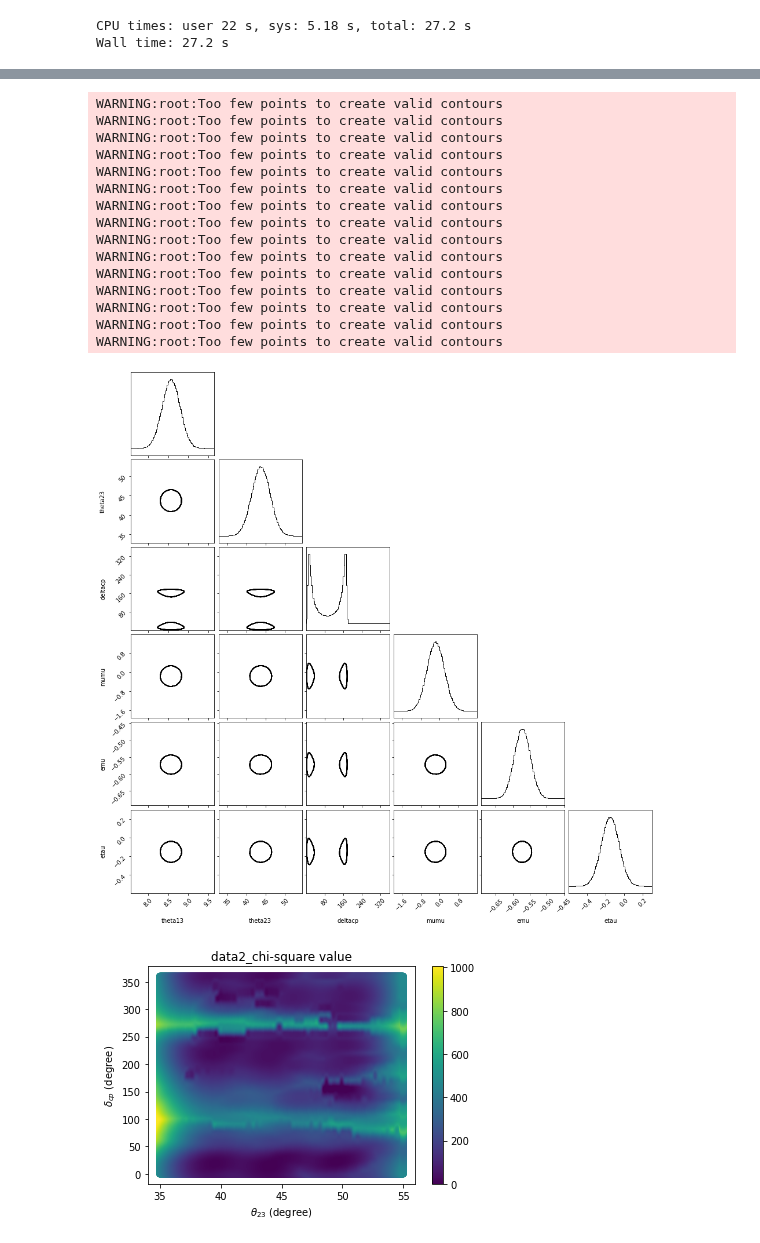
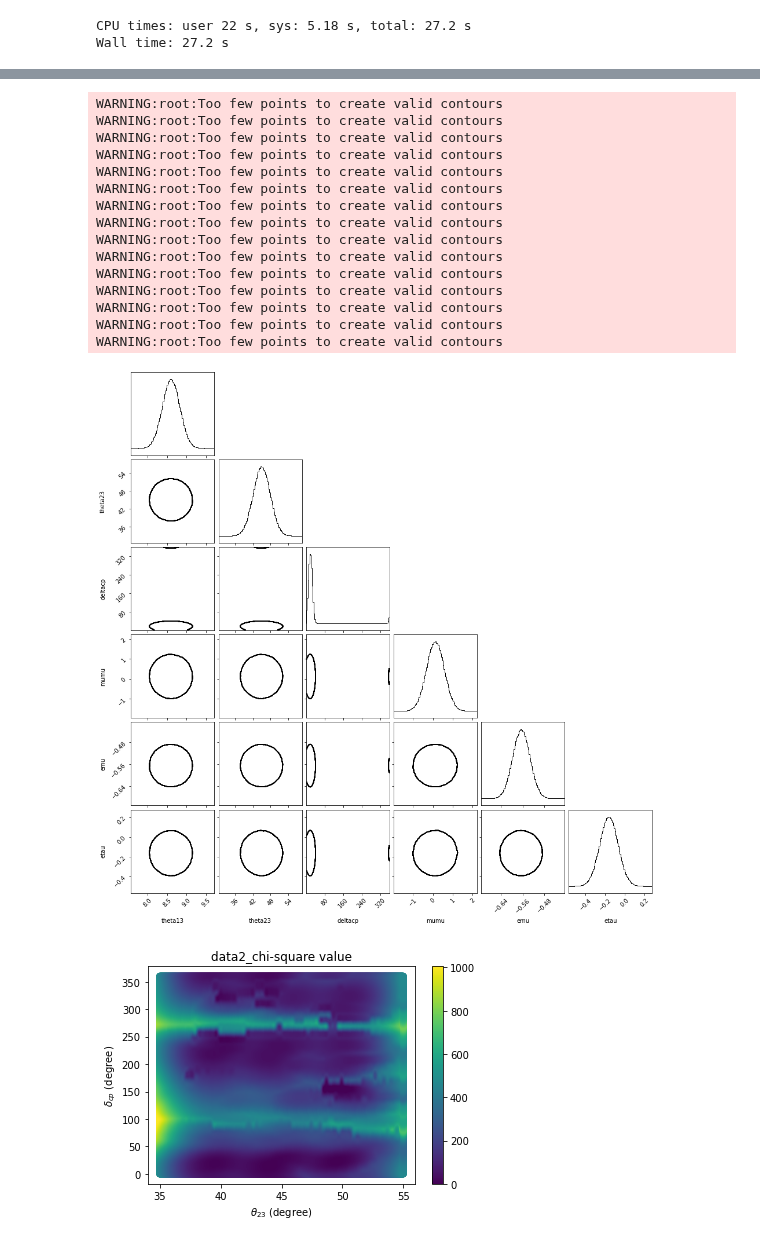
Before and after one commit to davidho27941/ML4NO, a Jupyter notebook: NSI/nsi_contour-angleTran-allparam.ipynb, the cells around one changed output, grey strips where cells are left out. Drawn from its saved outputs; the diff is of its cells as text; code cells hidden in the pictures.

```diff
--- a/NSI/nsi_contour-angleTran-allparam.ipynb
+++ b/NSI/nsi_contour-angleTran-allparam.ipynb
@@ -60,7 +60,7 @@ CPU times: user 22 s, sys: 5.18 s, total: 27.2 s
 Wall time: 27.2 s
 # %%
 gaussian_number = 40
-latent_dim = 20
+latent_dim = 40
 index = 1
 
 path = './CVAE/DNN_angleTran_allparam_' + str(gaussian_number) + ',' + str(latent_dim) + '_{}'.format(index)
@@ -128,31 +132,31 @@ ValueError: autodetected range of [nan, nan] is not finite
 # %%
 figure = corner.corner(prediction2,
-                    levels = [[0.5] for i in range(15)],
+                    levels = [[0.95] for i in range(15)],
                     scale_hist=True,
                     plot_datapoints=False,
                     labels = label,
                     plot_contours = True,
                     plot_density = False,
                     bins=100,
                     smooth=True
                     )
 # %% [output]
 WARNING:root:Too few points to create valid contours
 WARNING:root:Too few points to create valid contours
 WARNING:root:Too few points to create valid contours
 WARNING:root:Too few points to create valid contours
 WARNING:root:Too few points to create valid contours
 WARNING:root:Too few points to create valid contours
 WARNING:root:Too few points to create valid contours
 WARNING:root:Too few points to create valid contours
 WARNING:root:Too few points to create valid contours
 WARNING:root:Too few points to create valid contours
 WARNING:root:Too few points to create valid contours
 WARNING:root:Too few points to create valid contours
 WARNING:root:Too few points to create valid contours
 WARNING:root:Too few points to create valid contours
 WARNING:root:Too few points to create valid contours
-[figure, old version]
+[figure, new version]
 # %%
 def plot_graph(x, y, c, i, name):
     plt.scatter(x, y, c=c)
```
Also changed, not shown: parts of 4 cells of this notebook, 1 other file.
